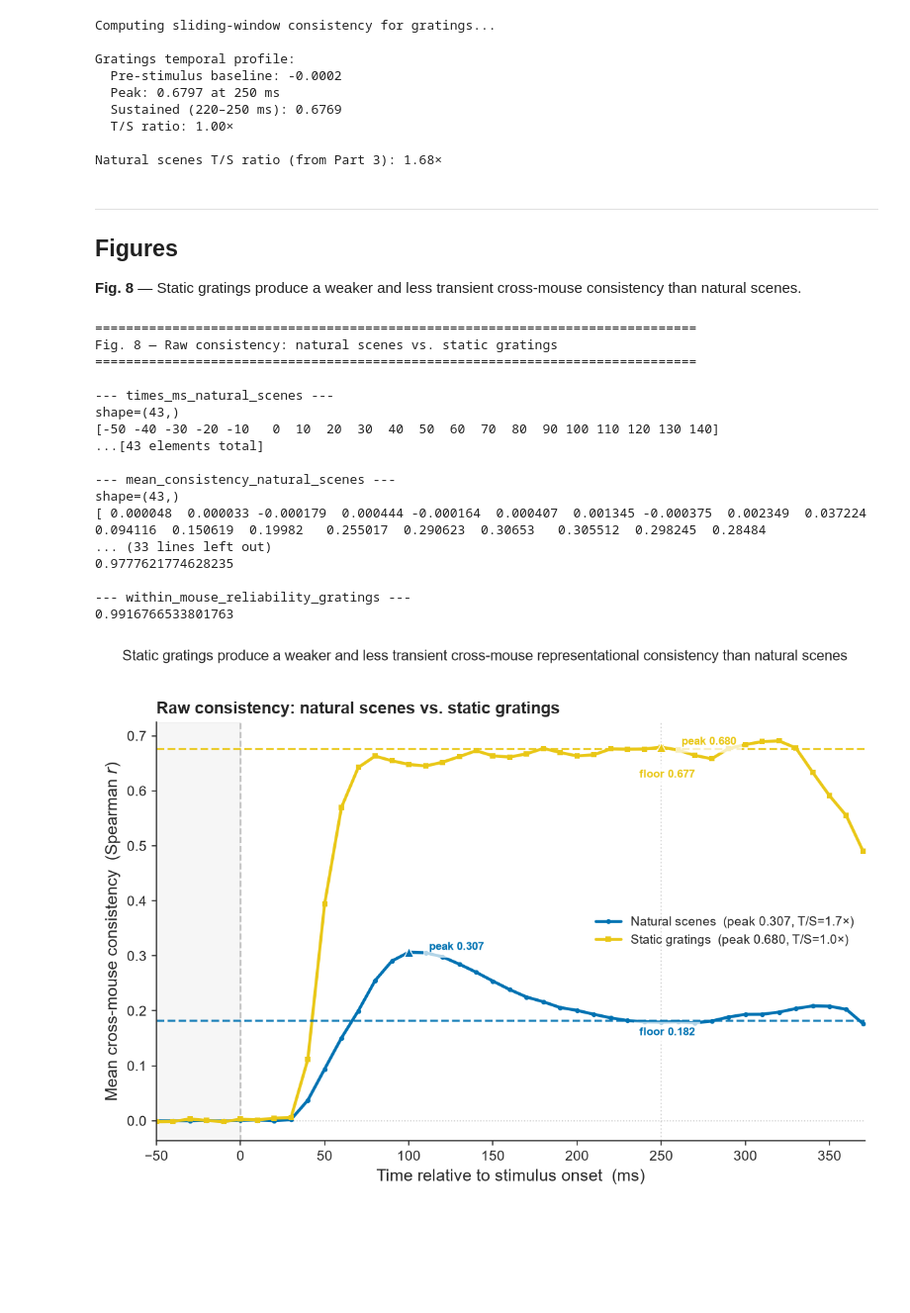
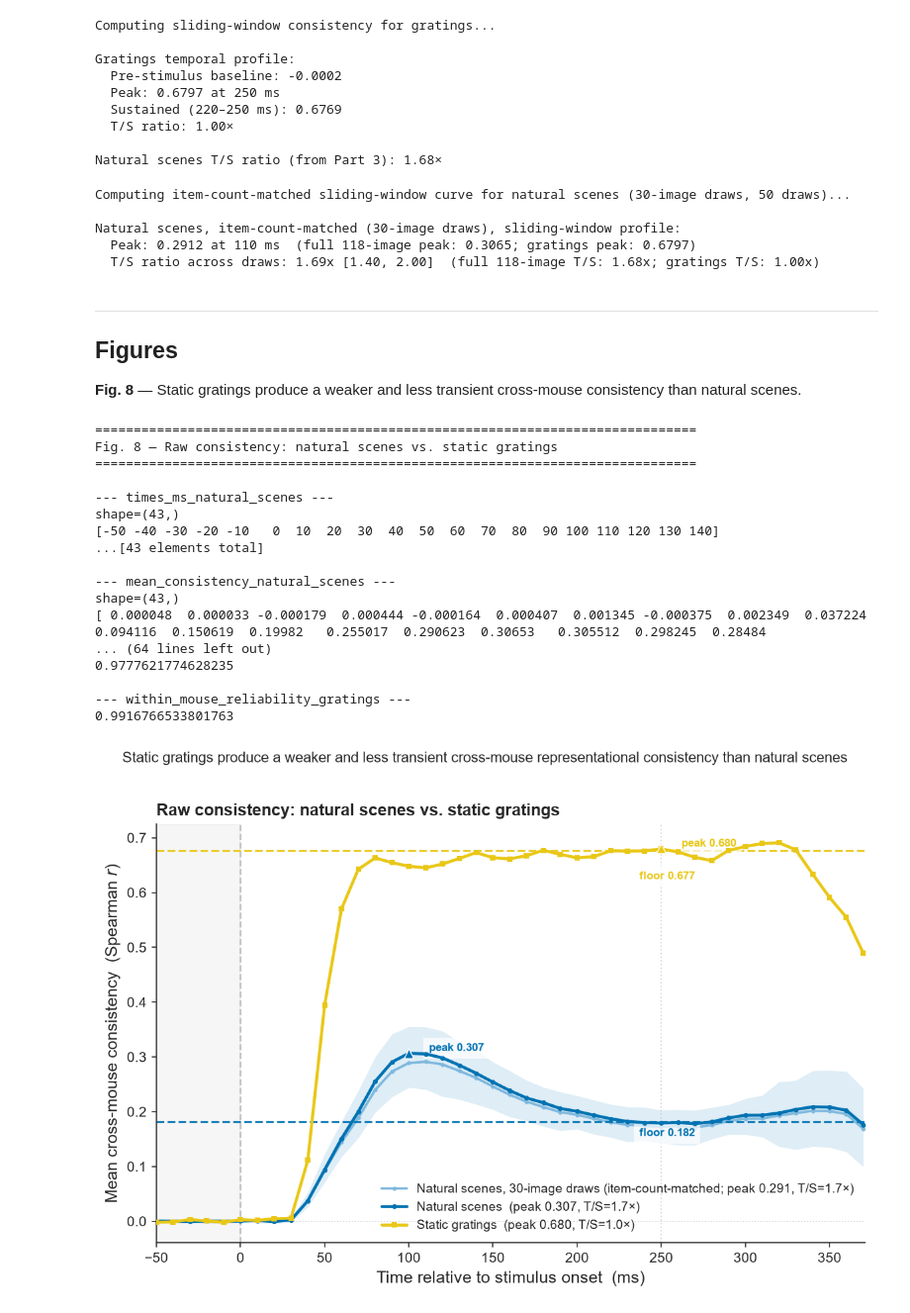
Before and after one commit to Jana-HQ/cross-mouse-v1-rsa, a Jupyter notebook: src/part8_gratings_vs_natural_scenes.ipynb, the cells around one changed output. Shown at 99% size. Saved outputs shown, nothing was run; the diff lists cells and outputs as text; code cells hidden in the pictures; blank space fills up the shorter version.

```diff
--- a/src/part8_gratings_vs_natural_scenes.ipynb
+++ b/src/part8_gratings_vs_natural_scenes.ipynb
@@ -201,6 +248,35 @@ Gratings temporal profile:
   T/S ratio: 1.00×
 
 Natural scenes T/S ratio (from Part 3): 1.68×
+# %%
+print('Computing item-count-matched sliding-window curve for natural scenes '
+      f'(30-image draws, {N_DRAWS_SUB} draws)...')
+(times_ms_ns_sub, mean_c_ns_sub,
+ ci_lo_ns_sub, ci_hi_ns_sub, ts_draws_ns_sub) = image_matched_sliding_curve(
+    ns_tensors, target_n=N_CONDITIONS,
+    window_centers_ms=window_centers_ms, window_width_ms=WINDOW_WIDTH_MS,
+    n_draws=N_DRAWS_SUB, seed=SEED,
+)
+
+peak_mask_sub  = (times_ms_ns_sub >= 0) & (times_ms_ns_sub <= 250)
+peak_c_ns_sub  = mean_c_ns_sub[peak_mask_sub].max()
+peak_t_ns_sub  = times_ms_ns_sub[peak_mask_sub][np.argmax(mean_c_ns_sub[peak_mask_sub])]
+sust_mask_sub  = (times_ms_ns_sub >= 220) & (times_ms_ns_sub <= 250)
+sust_ns_sub    = mean_c_ns_sub[sust_mask_sub].mean()
+ts_ratio_ns_sub = peak_c_ns_sub / (sust_ns_sub + 1e-8)
+
+print(f'\nNatural scenes, item-count-matched (30-image draws), sliding-window profile:')
+print(f'  Peak: {peak_c_ns_sub:.4f} at {peak_t_ns_sub:.0f} ms  '
+      f'(full 118-image peak: {peak_c_ns:.4f}; gratings peak: {peak_c_gr:.4f})')
+print(f'  T/S ratio across draws: {ts_draws_ns_sub.mean():.2f}x '
+      f'[{np.percentile(ts_draws_ns_sub, 2.5):.2f}, {np.percentile(ts_draws_ns_sub, 97.5):.2f}]  '
+      f'(full 118-image T/S: {ts_ratio_ns:.2f}x; gratings T/S: {ts_ratio_gr:.2f}x)')
+# %% [output]
+Computing item-count-matched sliding-window curve for natural scenes (30-image draws, 50 draws)...
+
+Natural scenes, item-count-matched (30-image draws), sliding-window profile:
+  Peak: 0.2912 at 110 ms  (full 118-image peak: 0.3065; gratings peak: 0.6797)
+  T/S ratio across draws: 1.69x [1.40, 2.00]  (full 118-image T/S: 1.68x; gratings T/S: 1.00x)
 # %% [markdown]
 ---
 ## Figures
@@ -251,11 +327,22 @@ def mark_peak_floor(ax, t, c, peak, sus, color,
 
 # ── Raw consistency curves ────────────────────────────────────────────────────
 setup_time_ax(ax)
+
+# Item-count-matched control (natural scenes subsampled to 30 images/draw,
+# matching the gratings condition count) — plotted first so it sits behind
+# the main curves.
+ax.fill_between(times_ms_ns_sub, ci_lo_ns_sub, ci_hi_ns_sub,
+                 color=COL_SUB, alpha=0.25, linewidth=0)
+ax.plot(times_ms_ns_sub, mean_c_ns_sub, color=COL_SUB, linewidth=1.8,
+        marker='o', markersize=2, zorder=2,
+        label=f'Natural scenes, 30-image draws (item-count-matched; '
+              f'peak {peak_c_ns_sub:.3f}, T/S={ts_ratio_ns_sub:.1f}×)')
+
 ax.plot(times_ms_ns, mean_c_ns, color=COL_DATA, linewidth=2.2,
-        marker='o', markersize=2.5,
+        marker='o', markersize=2.5, zorder=4,
         label=f'Natural scenes  (peak {peak_c_ns:.3f}, T/S={ts_ratio_ns:.1f}×)')
 ax.plot(times_ms_gr, mean_c_gr, color=COL_GR, linewidth=2.2,
-        marker='s', markersize=2.5,
+        marker='s', markersize=2.5, zorder=4,
         label=f'Static gratings  (peak {peak_c_gr:.3f}, T/S={ts_ratio_gr:.1f}×)')
 
 mark_peak_floor(ax, times_ms_ns, mean_c_ns, peak_c_ns, sust_ns, COL_DATA)
@@ -276,35 +363,42 @@ print_figure_data(
     mean_consistency_natural_scenes=mean_c_ns,
     times_ms_gratings=times_ms_gr,
     mean_consistency_gratings=mean_c_gr,
+    times_ms_natural_scenes_item_matched=times_ms_ns_sub,
+    mean_consistency_natural_scenes_item_matched=mean_c_ns_sub,
+    ci_lo_natural_scenes_item_matched=ci_lo_ns_sub,
+    ci_hi_natural_scenes_item_matched=ci_hi_ns_sub,
     peak_consistency_natural_scenes=peak_c_ns,
     peak_time_ms_natural_scenes=peak_t_ns,
     peak_consistency_gratings=peak_c_gr,
     peak_time_ms_gratings=peak_t_gr,
+    peak_consistency_natural_scenes_item_matched=peak_c_ns_sub,
+    peak_time_ms_natural_scenes_item_matched=peak_t_ns_sub,
     ts_ratio_natural_scenes=ts_ratio_ns,
     ts_ratio_gratings=ts_ratio_gr,
+    ts_ratio_natural_scenes_item_matched=ts_ratio_ns_sub,
     within_mouse_reliability_natural_scenes=mean_nc_ns,
     within_mouse_reliability_gratings=scalar_nc_gr,
 )
 
 plt.tight_layout()
 plt.savefig(FIGURES_DIR / 'fig8_gratings_vs_natural_scenes.png', bbox_inches='tight')
 plt.show()
 # %% [output]
 ==============================================================================
 Fig. 8 — Raw consistency: natural scenes vs. static gratings
 ==============================================================================
 
 --- times_ms_natural_scenes ---
 shape=(43,)
 [-50 -40 -30 -20 -10   0  10  20  30  40  50  60  70  80  90 100 110 120 130 140]
 ...[43 elements total]
 
 --- mean_consistency_natural_scenes ---
 shape=(43,)
 [ 0.000048  0.000033 -0.000179  0.000444 -0.000164  0.000407  0.001345 -0.000375  0.002349  0.037224  0.094116  0.150619  0.19982   0.255017  0.290623  0.30653   0.305512  0.298245  0.28484
-... (33 lines left out)
+... (64 lines left out)
 0.9777621774628235
 
 --- within_mouse_reliability_gratings ---
 0.9916766533801763
-[figure, old version]
+[figure, new version]
```
Also changed, not shown: parts of 4 cells of this notebook, 17 other files.
